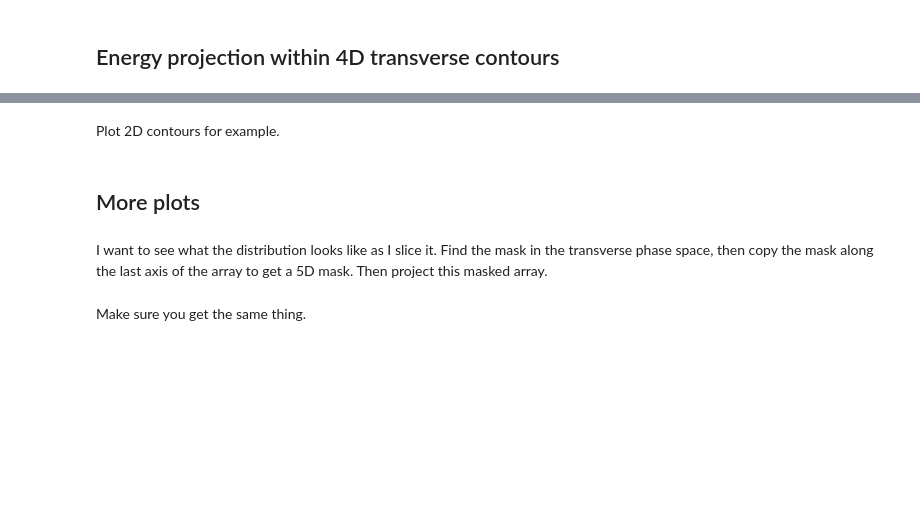
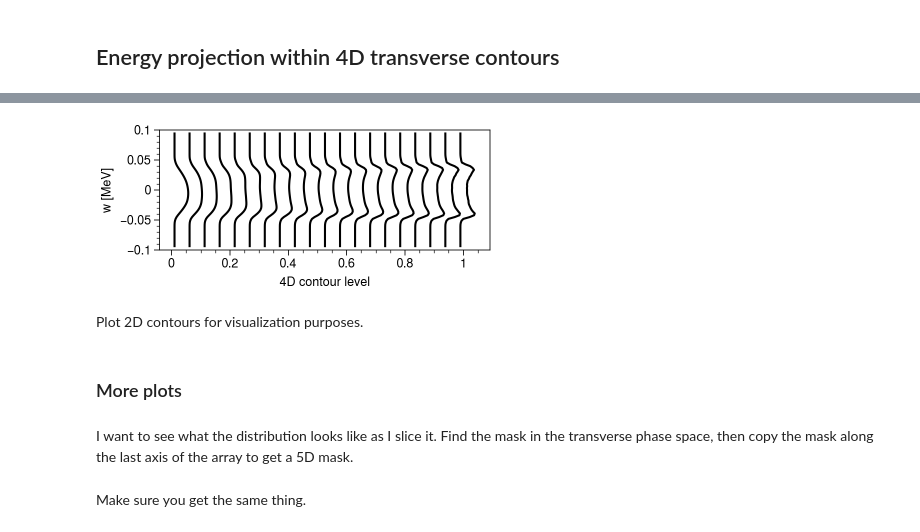
Before and after one commit to austin-hoover/analysis-sns-btf, a Jupyter notebook: scan3d/scan-xxpy-image-ypdE/where_is_correlation.ipynb, the cells around one changed output, grey strips where cells are left out. Saved outputs shown, nothing was run; the diff lists cells and outputs as text; code cells hidden in the pictures; blank space fills up the shorter version.

```diff
--- a/scan3d/scan-xxpy-image-ypdE/where_is_correlation.ipynb
+++ b/scan3d/scan-xxpy-image-ypdE/where_is_correlation.ipynb
@@ -175,14 +235,16 @@ ax.format(ylabel='4D contour level', xlabel='dE [MeV]')
 # %%
-fig, ax = pplt.subplots(figsize=(4.5, 1.75))
+fig, ax = pplt.subplots(figsize=(4.0, 1.75))
 for i, (color, pw) in enumerate(zip(pplt.get_colors('flare', len(pws)), pws)):
     x = coords[4]
-    y = pw + levels[i]
+    y = levels[i] + 0.05 * pw
     ax.plotx(x, y,
              # color=color
             color='black',
            )
 ax.format(ylim=(-0.1, 0.1))
 ax.format(ylabel='w [MeV]', xlabel='4D contour level')
 # plt.savefig('4Dcontour_dE2.png')
+# %% [output]
+[figure, added]
 # %% [markdown]
-Plot 2D contours for example.
+Plot 2D contours for visualization purposes.
@@ -210,7 +251,7 @@ plt.show()
 # %% [markdown]
-## More plots
+### More plots
 # %% [markdown]
-I want to see what the distribution looks like as I slice it. Find the mask in the transverse phase space, then copy the mask along the last axis of the array to get a 5D mask. Then project this masked array.
+I want to see what the distribution looks like as I slice it. Find the mask in the transverse phase space, then copy the mask along the last axis of the array to get a 5D mask.
 # %%
 def update(level):
     # print('calculating...')
```
Also changed, not shown: parts of 41 cells of this notebook.
